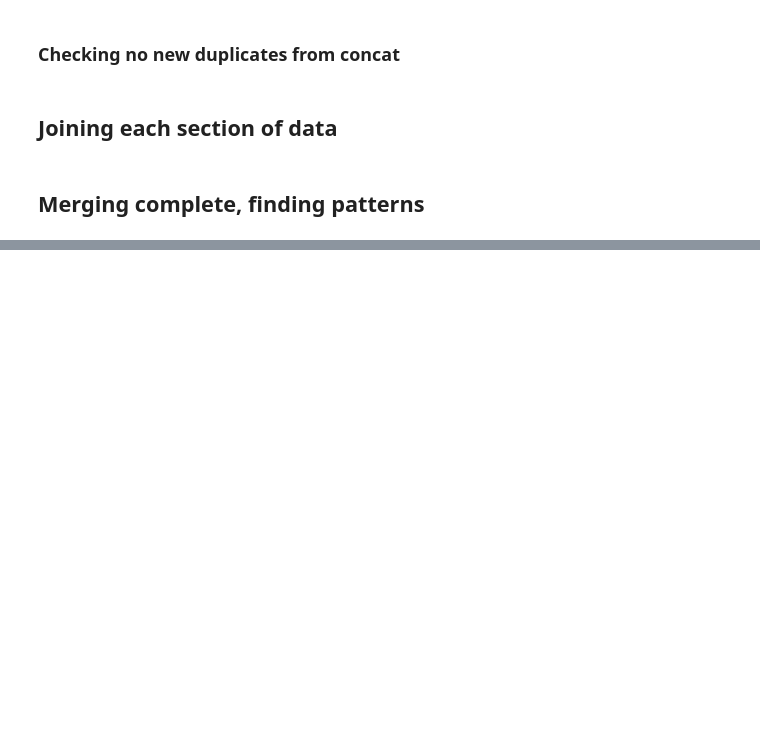
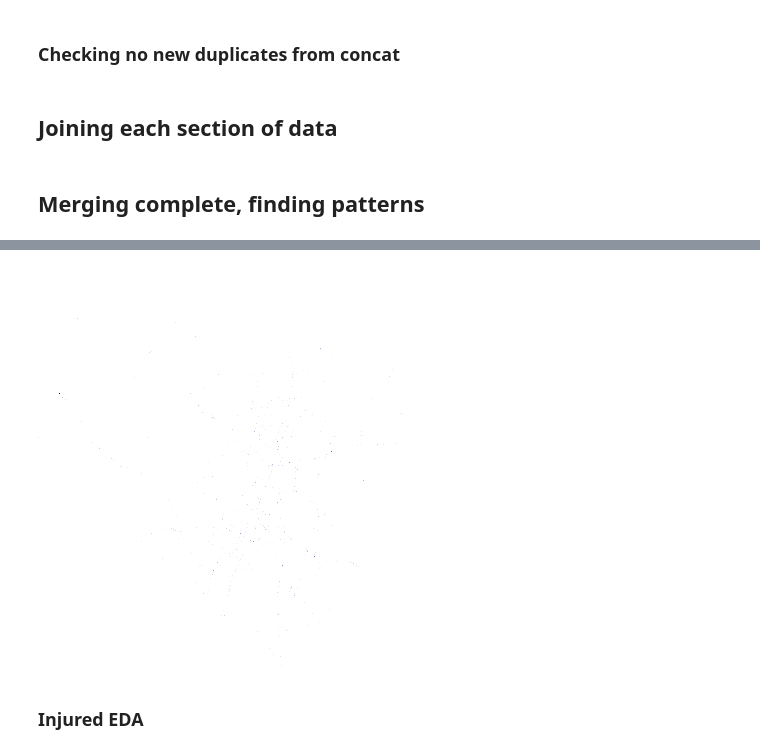
Before and after one commit to mtzaperas/capstone, a Jupyter notebook: Traffic_EDA.ipynb, the cells around one changed output, grey strips where cells are left out. Cells and saved outputs as stored; diff of their text form; code cells hidden in the pictures; blank space fills up the shorter version.

```diff
--- a/Traffic_EDA.ipynb
+++ b/Traffic_EDA.ipynb
@@ -402,0 +374,7 @@ violent_weekday_agg_2017 = violent_2017.groupby('Day_of_Week').agg('count')
+# %%
+import datashader as ds
+import datashader.transfer_functions as tf
+import pandas as pd
+cvs = ds.Canvas(plot_width=400, plot_height=400)
+agg = cvs.points(killed, 'Longitude', 'Latitude')
+img = tf.shade(agg, cmap=["white", 'darkblue'], how='linear')
@@ -402,0 +393,6 @@ violent_weekday_agg_2017 = violent_2017.groupby('Day_of_Week').agg('count')
+# %%
+img
+# %% [output]
+[figure, added]
+# %% [markdown]
+### Injured EDA
```
Also changed, not shown: parts of 31 cells of this notebook, 1 other file.
